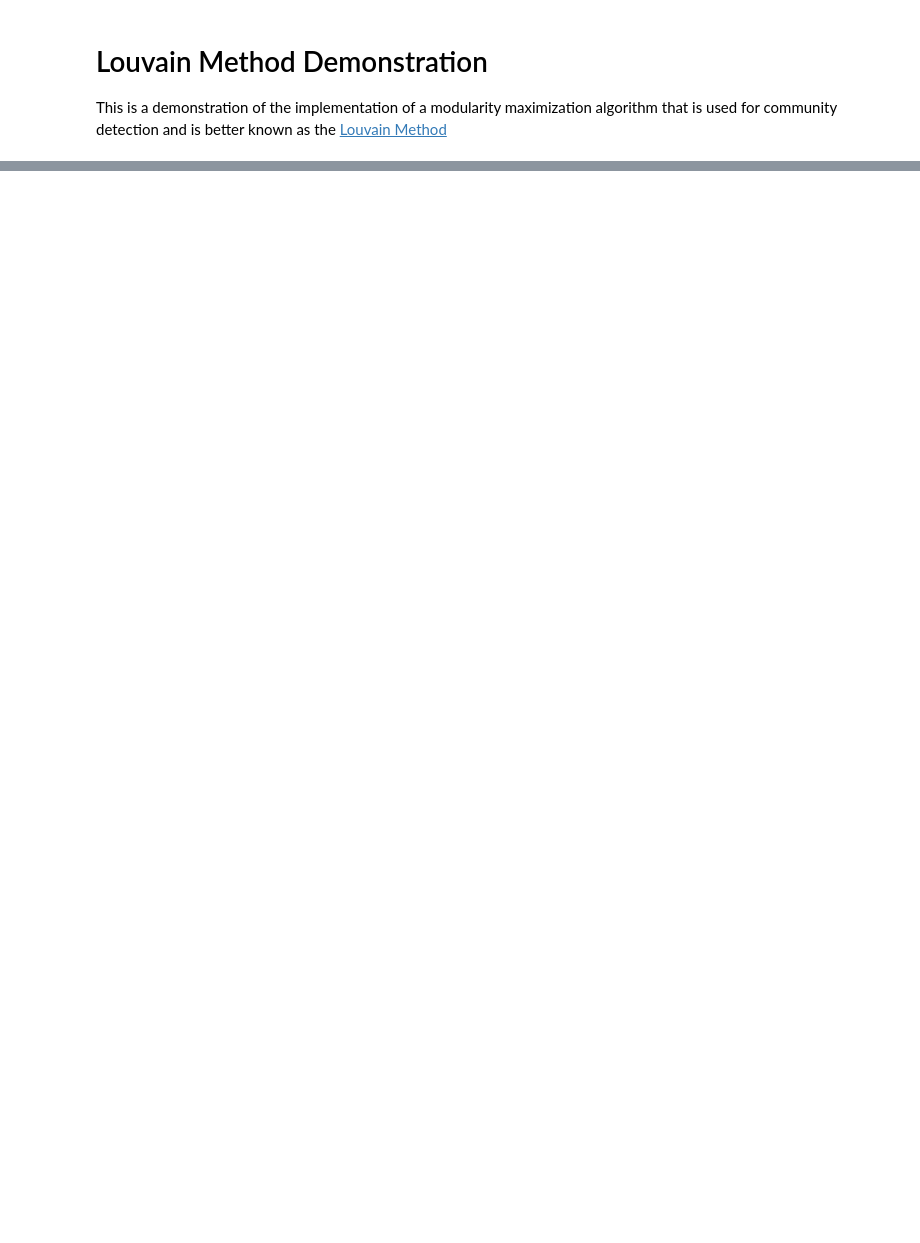
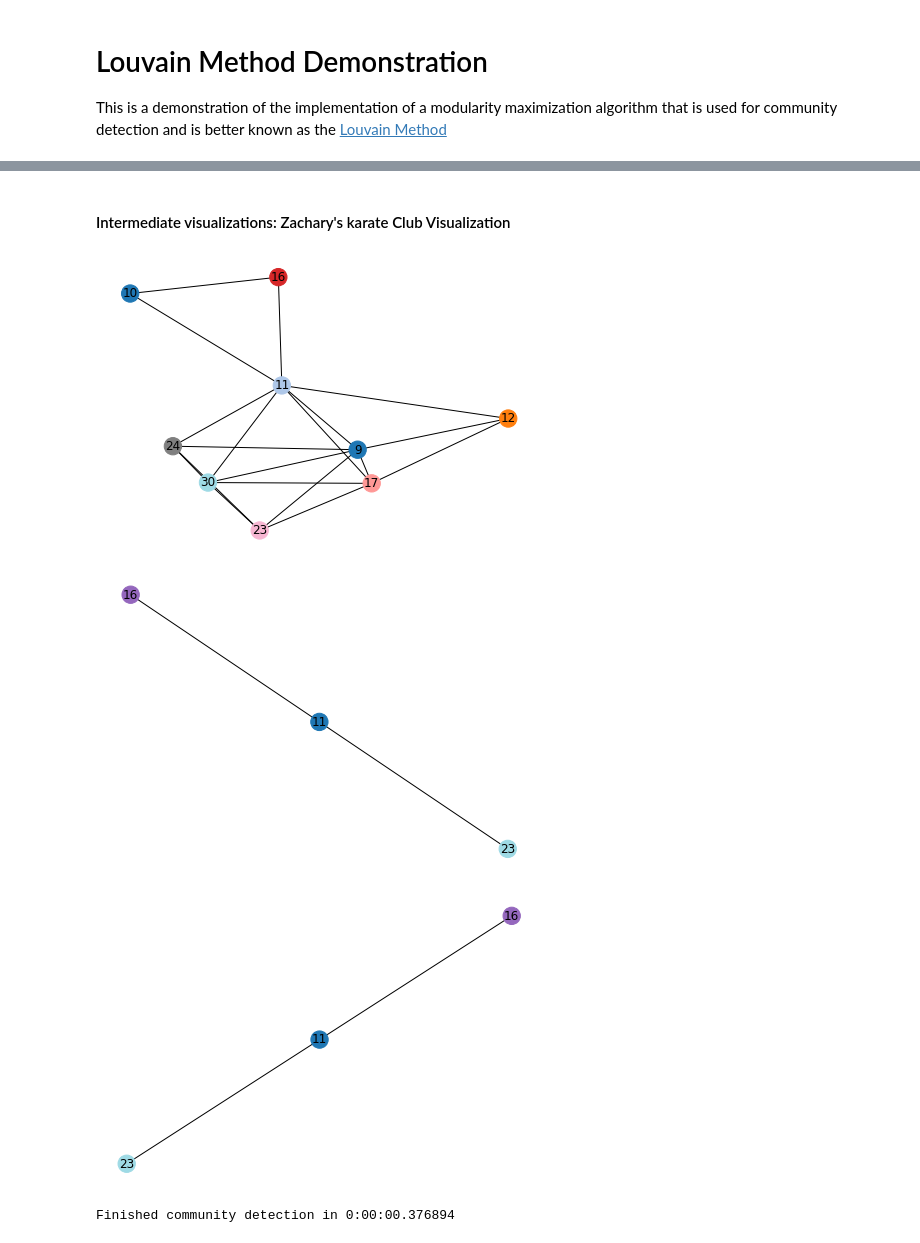
Before and after one commit to gchristodo/SNA_Project, a Jupyter notebook: louvain_demo_notebook.ipynb, the cells around one changed output, grey strips where cells are left out. Cells and saved outputs as stored; diff of their text form; code cells hidden in the pictures; blank space fills up the shorter version.

```diff
--- a/louvain_demo_notebook.ipynb
+++ b/louvain_demo_notebook.ipynb
@@ -21,0 +243,24 @@ The famous Zachary's Karate Club dataset.
+# %% [markdown]
+#### Intermediate visualizations: Zachary's karate Club Visualization
+# %%
+G = karate_g
+
+fig = plt.figure()
+
+# Execute Louvain's algorithm
+communities = louvain(G.copy(), visualize=True)
+
+#Visualize final communities
+values = [communities[node] for node in G.nodes()]
+
+fig.suptitle('Communities in Karate Club Network')
+nx.draw_spring(G,
+               cmap=plt.get_cmap('tab20'),
+               node_color = values,
+               with_labels=True)
+plt.show()
+# %% [output]
+[figure, added]
+[figure, added]
+[figure, added]
+Finished community detection in 0:00:00.376894
```
Also changed, not shown: parts of 23 cells of this notebook, 1 other file.
